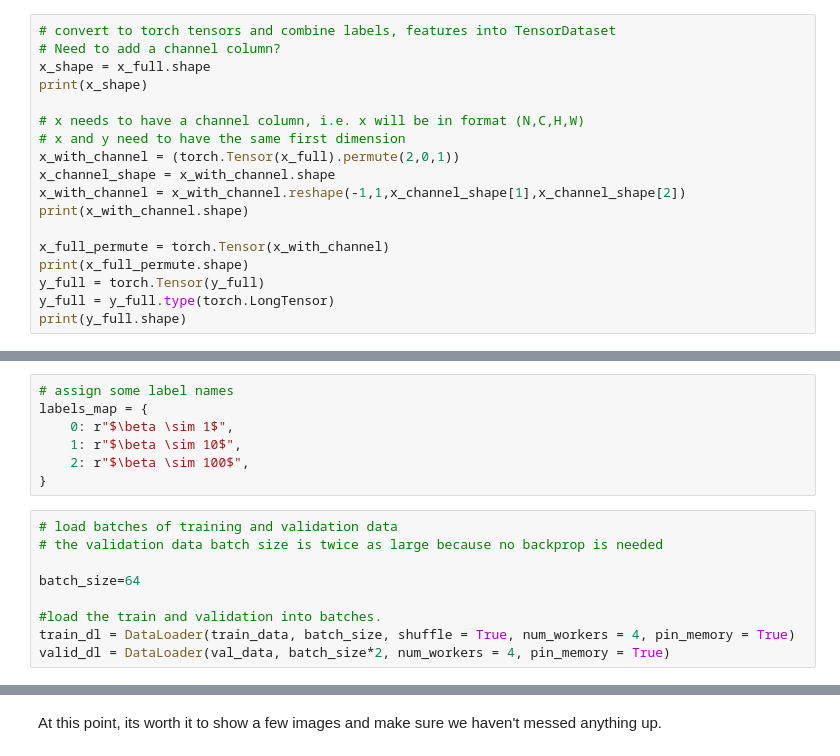
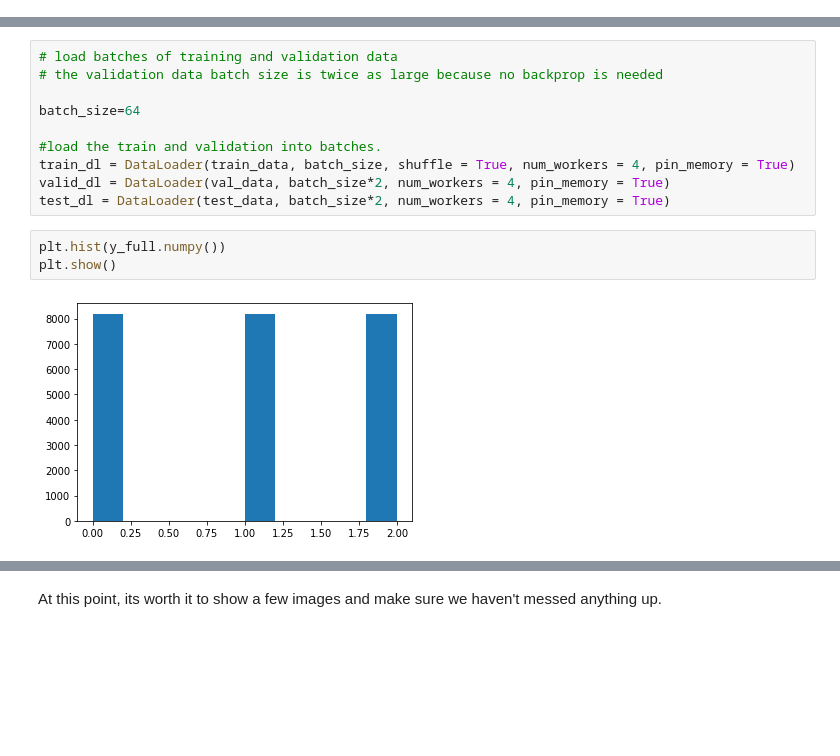
Before and after one commit to bustardchad/ML_Turb, a Jupyter notebook: train_CNN.ipynb, the cells around one changed output, grey strips where cells are left out. Cells and saved outputs as stored; diff of their text form; blank space fills up the shorter version.

```diff
--- a/train_CNN.ipynb
+++ b/train_CNN.ipynb
@@ -35,18 +115,0 @@ for field in field_list:
-# %%
-# convert to torch tensors and combine labels, features into TensorDataset
-# Need to add a channel column?
-x_shape = x_full.shape
-print(x_shape)
-
-# x needs to have a channel column, i.e. x will be in format (N,C,H,W)
-# x and y need to have the same first dimension
-x_with_channel = (torch.Tensor(x_full).permute(2,0,1))
-x_channel_shape = x_with_channel.shape
-x_with_channel = x_with_channel.reshape(-1,1,x_channel_shape[1],x_channel_shape[2])
-print(x_with_channel.shape)
-
-x_full_permute = torch.Tensor(x_with_channel)
-print(x_full_permute.shape)
-y_full = torch.Tensor(y_full)
-y_full = y_full.type(torch.LongTensor)
-print(y_full.shape)
@@ -70,10 +129,3 @@ Length of Test Data : 26214
-# %%
-# assign some label names
-labels_map = {
-    0: r"$\beta \sim 1$",
-    1: r"$\beta \sim 10$",
-    2: r"$\beta \sim 100$",
-}
 # %%
 # load batches of training and validation data
 # the validation data batch size is twice as large because no backprop is needed
@@ -83,3 +135,9 @@ batch_size=64
 #load the train and validation into batches.
 train_dl = DataLoader(train_data, batch_size, shuffle = True, num_workers = 4, pin_memory = True)
 valid_dl = DataLoader(val_data, batch_size*2, num_workers = 4, pin_memory = True)
+test_dl = DataLoader(test_data, batch_size*2, num_workers = 4, pin_memory = True)
+# %%
+plt.hist(y_full.numpy())
+plt.show()
+# %% [output]
+[figure, added]
```
Also changed, not shown: parts of 35 cells of this notebook.
